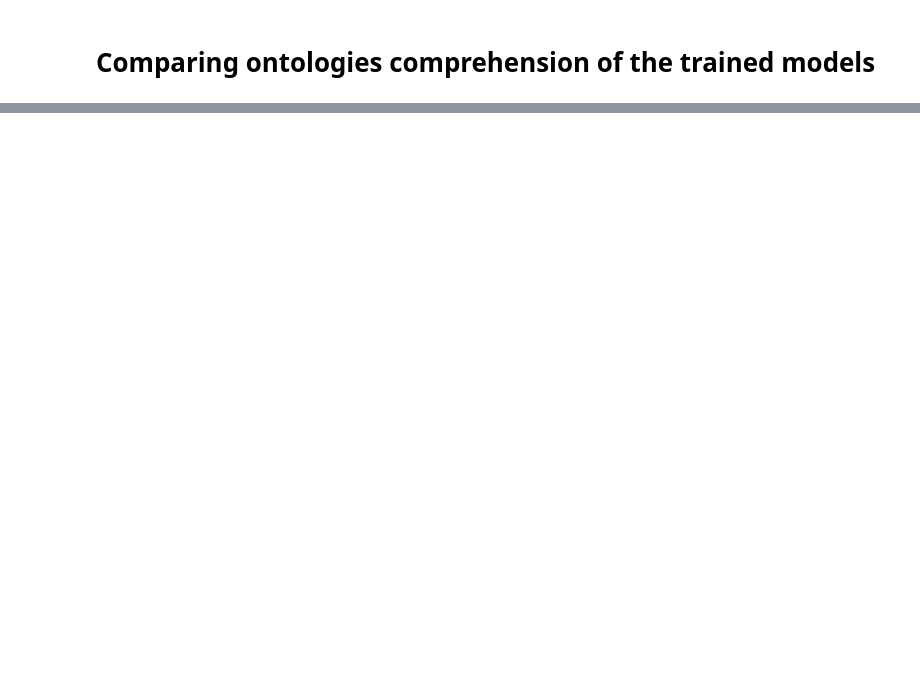
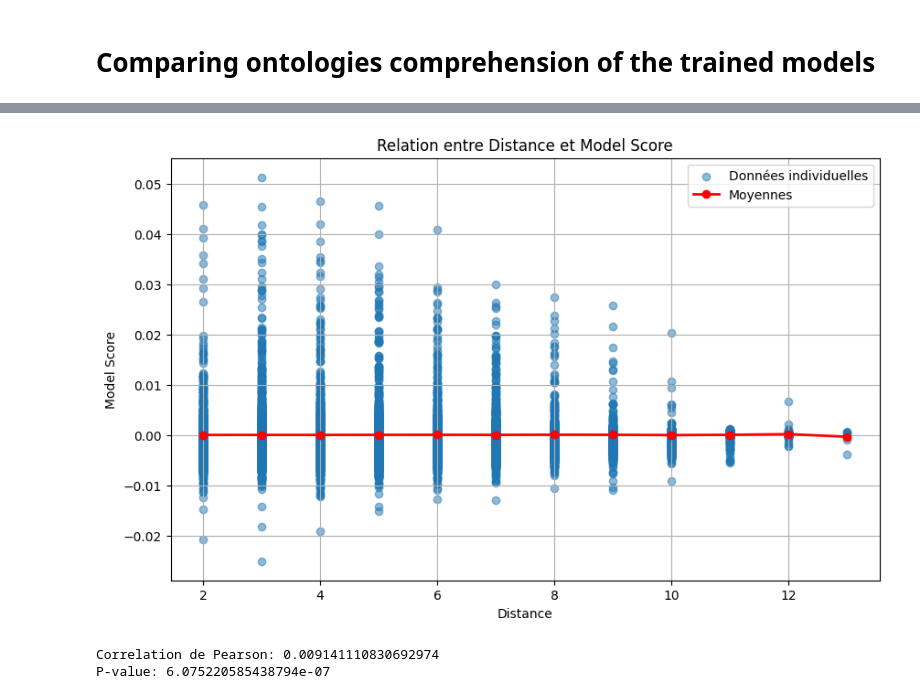
Before and after one commit to ElliotButz/ESL2024, a Jupyter notebook: code/evaluate_ontology_understanding.ipynb, the cells around one changed output, grey strips where cells are left out. Cells and saved outputs as stored; diff of their text form; code cells hidden in the pictures; blank space fills up the shorter version.

Commit message:
V1 done. Need to test it on trained model.

```diff
--- a/code/evaluate_ontology_understanding.ipynb
+++ b/code/evaluate_ontology_understanding.ipynb
@@ -176,0 +289,3 @@ leaves_ancestors = get_leaves_and_ancestors(LO)
+# %%
+to_complex = torch.load('/home/ebutz/ESL2024/to_complex_model_entire.pth')
+print(to_complex)
@@ -185,0 +345,3 @@ def model_2(triplet):
+# %%
+distances_and_similarities = distances_and_similarities[distances_and_similarities.distance != 0]
+distances_and_similarities
@@ -225,0 +364,7 @@ print(test.pvalue, test.statistic)
+# %%
+isa_id = 1
+
+heads     = torch.Tensor(distances_and_similarities['leaf'].values).to(torch.long)
+relations = torch.Tensor([isa_id]*heads.shape[0]).to(torch.long)
+tails     = torch.Tensor(distances_and_similarities['ancestor'].values).to(torch.long)
+print(heads, relations, tails)
@@ -225,0 +373,5 @@ print(test.pvalue, test.statistic)
+# %%
+scores = to_complex(heads, relations, tails)
+
+distances_and_similarities['model_score'] = scores.tolist()
+display(distances_and_similarities)
@@ -225,0 +392,39 @@ print(test.pvalue, test.statistic)
+# %%
+import matplotlib.pyplot as plt
+from scipy.stats import pearsonr
+
+# Supposons que le DataFrame est déjà chargé dans distances_and_similarities
+
+# Calculer la moyenne de model_score pour chaque valeur de distance
+mean_scores = distances_and_similarities.groupby('distance')['model_score'].mean().reset_index()
+
+# Scatter plot initial
+plt.figure(figsize=(10, 6))
+plt.scatter(distances_and_similarities['distance'], distances_and_similarities['model_score'], alpha=0.5, label='Données individuelles')
+
+# Ajouter les valeurs moyennes
+plt.plot(mean_scores['distance'], mean_scores['model_score'], color='red', marker='o', linestyle='-', linewidth=2, markersize=6, label='Moyennes')
+
+# Calculer la droite de tendance
+slope, intercept = np.polyfit(distances_and_similarities['distance'], distances_and_similarities['model_score'], 1)
+trendline = slope * distances_and_similarities['distance'] + intercept
+
+# # Ajouter la droite de tendance
+# plt.plot(distances_and_similarities['distance'], trendline, color='blue', linestyle='--', linewidth=2, label='Droite de tendance')
+
+# Titre et labels
+plt.title('Relation entre Distance et Model Score')
+plt.xlabel('Distance')
+plt.ylabel('Model Score')
+plt.grid(True)
+plt.legend()
+plt.show()
+# %% [output]
+[figure, added]
+# %%
+correlation, p_value = pearsonr(distances_and_similarities['distance'], distances_and_similarities['model_score'])
+print(f"Correlation de Pearson: {correlation}")
+print(f"P-value: {p_value}")
+# %% [output]
+Correlation de Pearson: 0.009141110830692974
+P-value: 6.075220585438794e-07
```
Also changed, not shown: parts of 33 cells of this notebook.
